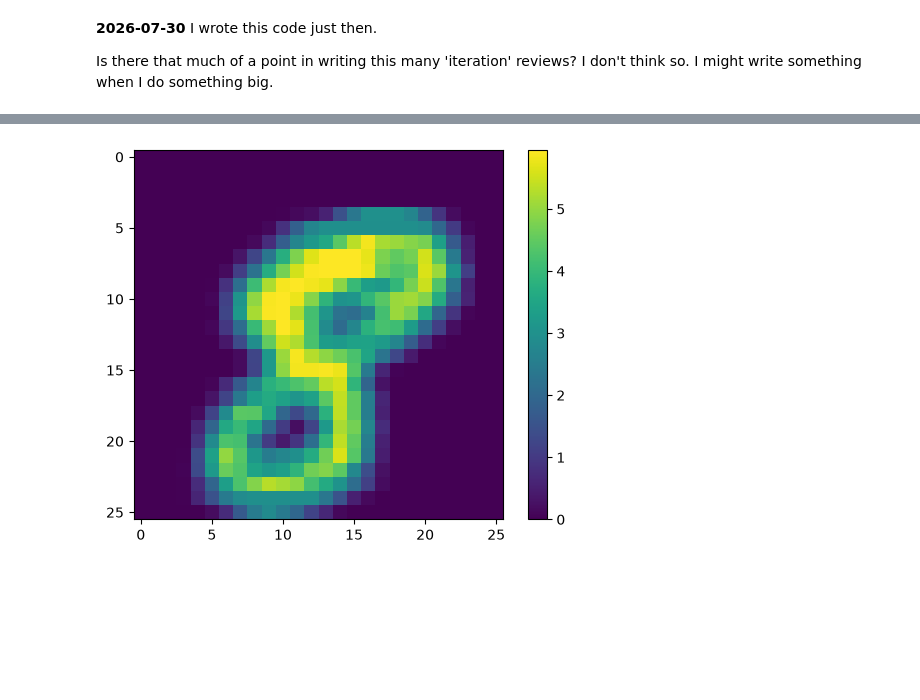
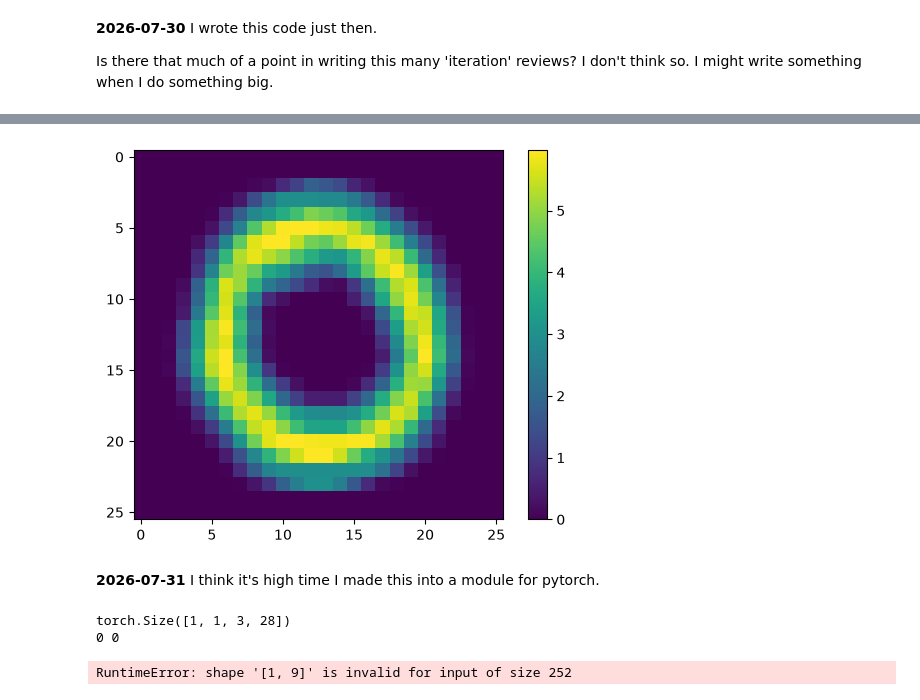
Before and after one commit to TiredTiddles/MNIST-from-scratch, a Jupyter notebook: [2] cnn_from_scratch/[8] pytorch_cnnfs/[8] pytorch_cnnfs.ipynb, the cells around one changed output, grey strips where cells are left out. Cells and saved outputs as stored; diff of their text form; code cells hidden in the pictures; blank space fills up the shorter version.

```diff
--- a/[2] cnn_from_scratch/[8] pytorch_cnnfs/[8] pytorch_cnnfs.ipynb
+++ b/[2] cnn_from_scratch/[8] pytorch_cnnfs/[8] pytorch_cnnfs.ipynb
@@ -202,33 +220,90 @@ This code:
 # %%
-input_image = X_train[10]
-kernel = torch.tensor([
-    [1,1,1],
-    [0,0,0],
-    [1,1,1]
-]).float()
+input_image = X_train[1]
+kernel = torch.tensor([[1,1,1],[0,0,0],[1,1,1]]).float()
 stride = 1
 
 def convolution(input_image, kernel, stride):
     # im2col
     col_image = torch.zeros((kernel.shape[0] * kernel.shape[1], ((input_image.shape[0]-kernel.shape[0]) // stride+1) * ((input_image.shape[1]-kernel.shape[1]) // stride+1)))
     m = 0
     for i in range(0, input_image.shape[0]-kernel.shape[0]+1, stride):
         for j in range(0, input_image.shape[1]-kernel.shape[1]+1, stride):
             patch = input_image[i:i+kernel.shape[0],j:j+kernel.shape[1]]
             col_image[:,m] = patch.reshape(kernel.shape[0] * kernel.shape[1])
             m += 1
 
     # kernel to col
     col_kernel = kernel.reshape(kernel.shape[0] * kernel.shape[1],1)
 
     # matmul
     output = col_kernel.T @ col_image
     output_data = output.reshape(((input_image.shape[0]-kernel.shape[0]) // stride+1, (input_image.shape[1]-kernel.shape[1]) // stride+1))
     return output_data
 
 output_data = convolution(input_image, kernel, stride).detach().cpu().numpy()
 plt.imshow(output_data, cmap='viridis')
 plt.colorbar()
 plt.show()
 # %% [output]
-[figure, old version]
+[figure, new version]
+# %% [markdown]
+**2026-07-31**
+I think it's high time I made this into a module for pytorch.
+# %%
+# variable initialisation
+batches = 1
+input_channels = 1
+output_filters = 16
+input_image = torch.stack((X_train[1], X_train[2], X_train[3]))
+kernel = torch.tensor([
+    [1,1,1],
+    [0,0,0],
+    [1,1,1]
+]).float()
+
+def convolution(batches, input_channels, output_filters, input_image, kernel, stride):
+    col_image = torch.zeros((batches, input_channels, input_image.shape[0], input_image.shape[1]))
+    print(col_image.shape)
+    m = 0
+
+    for i in range(0, input_image.shape[0]-kernel.shape[0]+1, stride):
+        for j in range(0, input_image.shape[1]-kernel.shape[1]+1, stride):
+            for k in range(0, input_channels):
+                print(i,j,k)
+                patch = input_image[i:i+kernel.shape[0], j:j+kernel.shape[1]]
+                col_image[input_channels,:,m] = patch.reshape(1, kernel.shape[0] * kernel.shape[1])
+                m += 1
+
+"""
+def convolution(input_image, input_channels, kernel, stride):
+    # image to column
+    col_image = torch.zeros((kernel.shape[0] * kernel.shape[1],
+                             ((input_image.shape[0]-kernel.shape[0]) // stride+1) * ((input_image.shape[1]-kernel.shape[1]) // stride+1),
+                             input_channels))
+
+    m = 0
+    for i in range(0, input_image.shape[0]-kernel.shape[0]+1, stride):
+        for j in range(0, input_image.shape[1]-kernel.shape[1]+1, stride):
+            patch = input_image[i:i+kernel.shape[0],j:j+kernel.shape[1]]
+            col_image[:,m] = patch.reshape(kernel.shape[0] * kernel.shape[1],1)
+            m += 1
+
+    # kernel to column
+    col_kernel = kernel.unsqueeze(0).repeat(input_channels, kernel.shape[0], kernel.shape[1]).permute(1, 2, 0)
+
+    # matmul
+    print(col_kernel.shape)
+    print(col_image.shape)
+    output = col_kernel.T @ col_image
+    output_data = output.reshape(((input_image.shape[0]-kernel.shape[0]) // stride+1, (input_image.shape[1]-kernel.shape[1]) // stride+1))
+    return output_data
+"""
+
+output_data = convolution(batches, input_channels, output_filters, input_image, kernel, stride=1).detach().cpu().numpy()
+plt.imshow(output_data, cmap='viridis')
+plt.colorbar()
+plt.show()
+# %% [output]
+torch.Size([1, 1, 3, 28])
+0 0
+RuntimeError: shape '[1, 9]' is invalid for input of size 252
```
Also changed, not shown: parts of 5 cells of this notebook.
